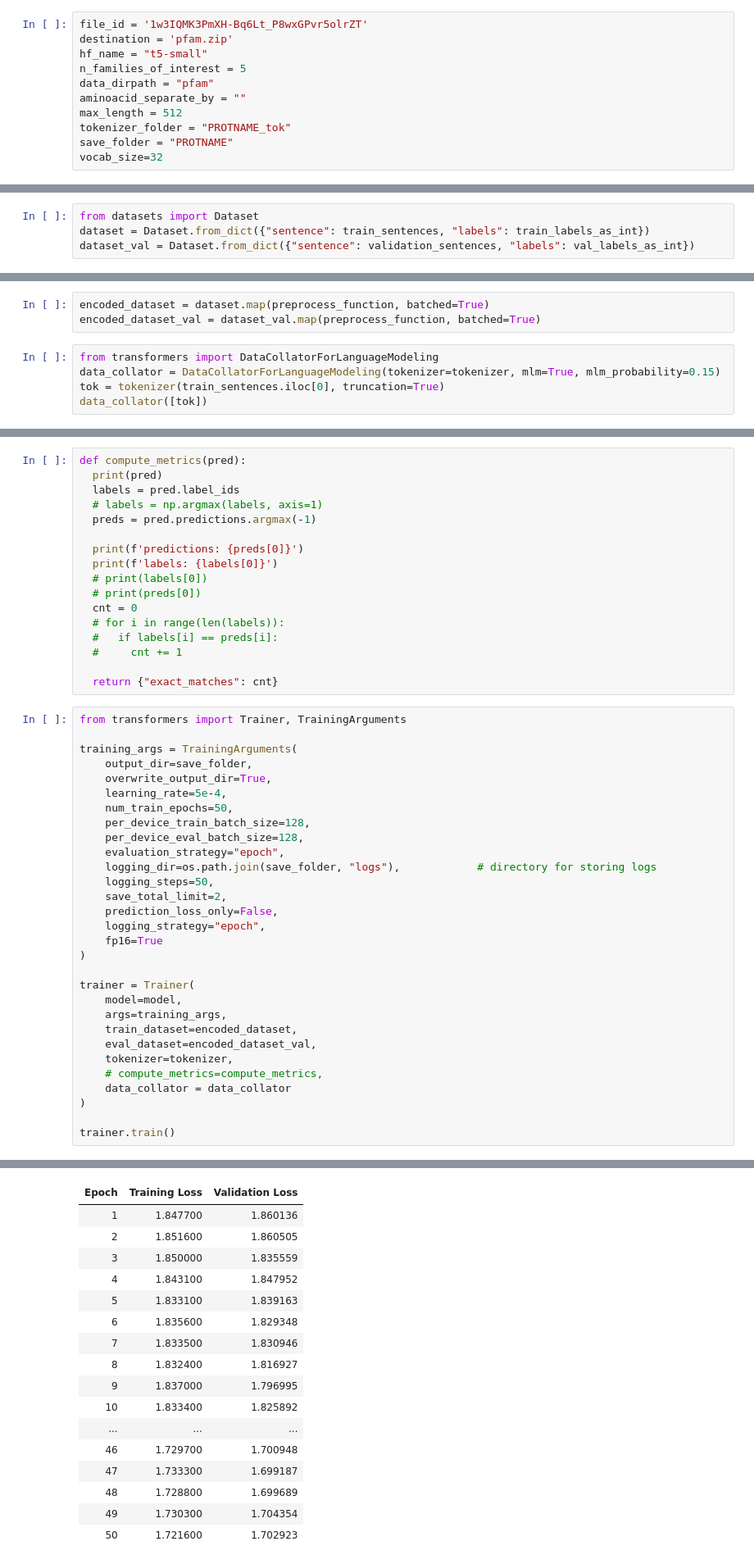
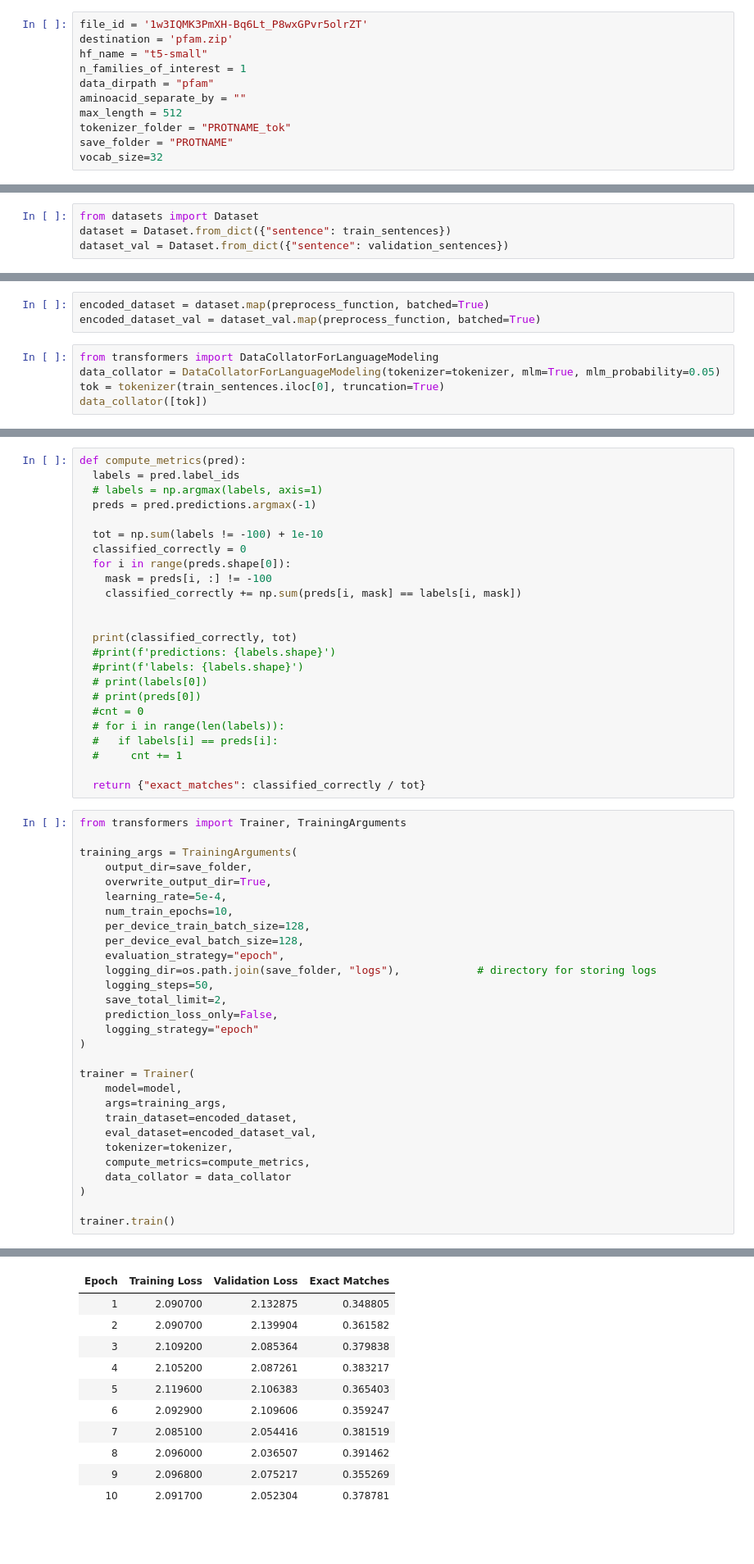
Before and after one commit to mlewandowski0/PROTNAME, a Jupyter notebook: prototyping/NLU_Masking.ipynb, the cells around one changed output, grey strips where cells are left out. Shown at 82% size. Drawn from its saved outputs; the diff is of its cells as text; blank space fills up the shorter version.

```diff
--- a/prototyping/NLU_Masking.ipynb
+++ b/prototyping/NLU_Masking.ipynb
@@ -41,7 +41,7 @@ import torch
 file_id = '1w3IQMK3PmXH-Bq6Lt_P8wxGPvr5olrZT'
 destination = 'pfam.zip'
 hf_name = "t5-small"
-n_families_of_interest = 5
+n_families_of_interest = 1
 data_dirpath = "pfam"
 aminoacid_separate_by = ""
 max_length = 512
@@ -232,7 +225,7 @@ len(set(train_labels_as_int.values))
 # %%
 from datasets import Dataset
-dataset = Dataset.from_dict({"sentence": train_sentences, "labels": train_labels_as_int})
-dataset_val = Dataset.from_dict({"sentence": validation_sentences, "labels": val_labels_as_int})
+dataset = Dataset.from_dict({"sentence": train_sentences})
+dataset_val = Dataset.from_dict({"sentence": validation_sentences})
 # %%
 dataset
 # %% [output]
@@ -301,7 +249,7 @@ encoded_dataset = dataset.map(preprocess_function, batched=True)
 encoded_dataset_val = dataset_val.map(preprocess_function, batched=True)
 # %%
 from transformers import DataCollatorForLanguageModeling
-data_collator = DataCollatorForLanguageModeling(tokenizer=tokenizer, mlm=True, mlm_probability=0.15)
+data_collator = DataCollatorForLanguageModeling(tokenizer=tokenizer, mlm=True, mlm_probability=0.05)
 tok = tokenizer(train_sentences.iloc[0], truncation=True)
 data_collator([tok])
 # %% [output]
@@ -312,20 +272,27 @@ You're using a RobertaTokenizerFast tokenizer. Please note that with a fast toke
 # %%
 def compute_metrics(pred):
-  print(pred)
   labels = pred.label_ids
   # labels = np.argmax(labels, axis=1)
   preds = pred.predictions.argmax(-1)
 
-  print(f'predictions: {preds[0]}')
-  print(f'labels: {labels[0]}')
+  tot = np.sum(labels != -100) + 1e-10
+  classified_correctly = 0
+  for i in range(preds.shape[0]):
+    mask = preds[i, :] != -100
+    classified_correctly += np.sum(preds[i, mask] == labels[i, mask])
+
+
+  print(classified_correctly, tot)
+  #print(f'predictions: {labels.shape}')
+  #print(f'labels: {labels.shape}')
   # print(labels[0])
   # print(preds[0])
-  cnt = 0
+  #cnt = 0
   # for i in range(len(labels)):
   #   if labels[i] == preds[i]:
   #     cnt += 1
 
-  return {"exact_matches": cnt}
+  return {"exact_matches": classified_correctly / tot}
 # %%
 from transformers import Trainer, TrainingArguments
 
@@ -333,7 +300,7 @@ training_args = TrainingArguments(
     output_dir=save_folder,
     overwrite_output_dir=True,
     learning_rate=5e-4,
-    num_train_epochs=50,
+    num_train_epochs=10,
     per_device_train_batch_size=128,
     per_device_eval_batch_size=128,
     evaluation_strategy="epoch",
@@ -341,8 +308,7 @@ training_args = TrainingArguments(
     logging_steps=50,
     save_total_limit=2,
     prediction_loss_only=False,
-    logging_strategy="epoch",
-    fp16=True
+    logging_strategy="epoch"
 )
 
 trainer = Trainer(
@@ -351,7 +317,7 @@ trainer = Trainer(
     train_dataset=encoded_dataset,
     eval_dataset=encoded_dataset_val,
     tokenizer=tokenizer,
-    # compute_metrics=compute_metrics,
+    compute_metrics=compute_metrics,
     data_collator = data_collator
 )
 
@@ -361,17 +327,11 @@ trainer.train()
-| Epoch | Training Loss | Validation Loss |
-| 1 | 1.847700 | 1.860136 |
-| 2 | 1.851600 | 1.860505 |
-| 3 | 1.850000 | 1.835559 |
-| 4 | 1.843100 | 1.847952 |
-| 5 | 1.833100 | 1.839163 |
-| 6 | 1.835600 | 1.829348 |
-| 7 | 1.833500 | 1.830946 |
-| 8 | 1.832400 | 1.816927 |
-| 9 | 1.837000 | 1.796995 |
-| 10 | 1.833400 | 1.825892 |
-| ... | ... | ... |
-| 46 | 1.729700 | 1.700948 |
-| 47 | 1.733300 | 1.699187 |
-| 48 | 1.728800 | 1.699689 |
-| 49 | 1.730300 | 1.704354 |
-| 50 | 1.721600 | 1.702923 |
+| Epoch | Training Loss | Validation Loss | Exact Matches |
+| 1 | 2.090700 | 2.132875 | 0.348805 |
+| 2 | 2.090700 | 2.139904 | 0.361582 |
+| 3 | 2.109200 | 2.085364 | 0.379838 |
+| 4 | 2.105200 | 2.087261 | 0.383217 |
+| 5 | 2.119600 | 2.106383 | 0.365403 |
+| 6 | 2.092900 | 2.109606 | 0.359247 |
+| 7 | 2.085100 | 2.054416 | 0.381519 |
+| 8 | 2.096000 | 2.036507 | 0.391462 |
+| 9 | 2.096800 | 2.075217 | 0.355269 |
+| 10 | 2.091700 | 2.052304 | 0.378781 |
```
Also changed, not shown: parts of 16 cells of this notebook.
